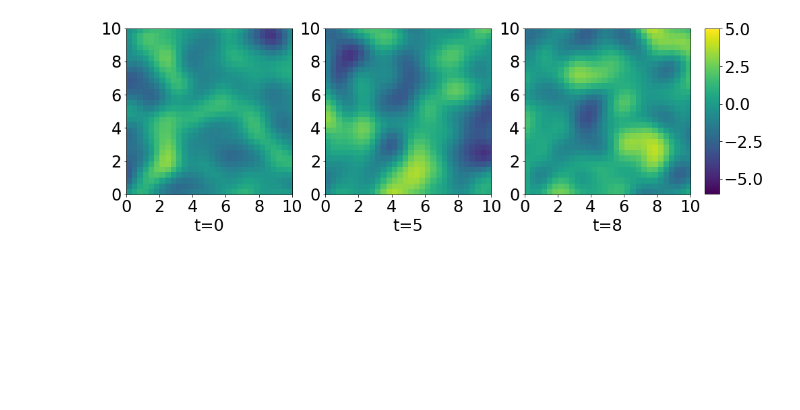
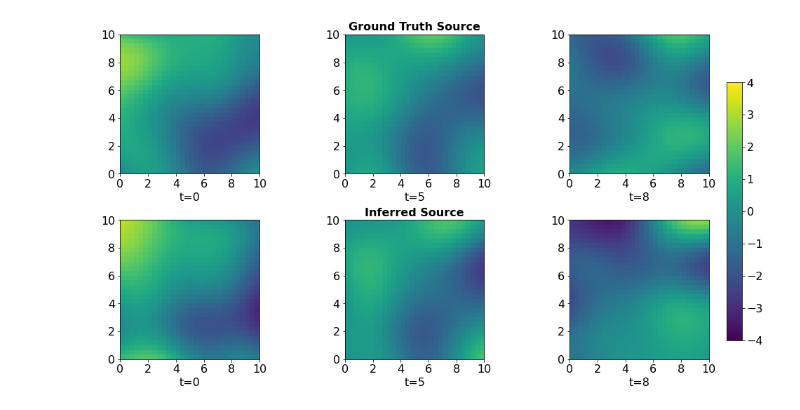
Before and after one commit to SheffieldML/advectionGP, a Jupyter notebook: jupyter/PDEClassFullRun.ipynb, the cells around one changed output. Drawn from its saved outputs; the diff is of its cells as text; code cells hidden in the pictures; blank space fills up the shorter version.

```diff
--- a/jupyter/PDEClassFullRun.ipynb
+++ b/jupyter/PDEClassFullRun.ipynb
@@ -22,7 +22,7 @@ from matplotlib.ticker import LinearLocator, FormatStrFormatter
 # generate sensor locations for training data with shape [total observations, 4], where each row has elements
 #[lower time location, upper time location, x location, y location]
 
-tlocL = np.linspace(1,8,5) # lower time
+tlocL = np.linspace(1,8,3) # lower time
 xloc=np.linspace(2,8,4) # x locations
 yloc=np.linspace(2,8,4) # y locations
 sensN = len(xloc)*len(yloc) # total number of sensors
@@ -42,7 +42,7 @@ k_0 = 0.01 #Diffusion
 noiseSD = 0.05 #Observation noise
 N_feat=2000 # number of features used to approximate ground truth GP
 boundary = ([0,0,0],[10,10,10])# corners of the grid - in units of space
-k = EQ(1, 2.0) # generate EQ kernel arguments are lengthscale and variance
+k = EQ(3, 2.0) # generate EQ kernel arguments are lengthscale and variance
 res = [50,30,30] # grid size for time, x and y
 m = Model(resolution=res,boundary=boundary,N_feat=N_feat,noiseSD=noiseSD,kernel=k,sensormodel=sensors,u=u,k_0=k_0) #initiate PDE model to build concentration
 
@@ -56,9 +56,9 @@ concTrain=m.computeConcentration(source) # Compute concentration - runs advectio
 yTrain= m.computeObservations(addNoise='TRUE') # Compute observations with noise uses m.sensormodel for observation locations
 # %%
 N_feat =200 #Number of features used to infer the source
-mInfer = Model(resolution=res,boundary=boundary,N_feat=N_feat,noiseSD=noiseSD,kernel=k,sensormodel=sensors16,u=u,k_0=k_0) #Initiate new model for inference
+mInfer = Model(resolution=res,boundary=boundary,N_feat=N_feat,noiseSD=noiseSD,kernel=k,sensormodel=sensors,u=u,k_0=k_0) #Initiate new model for inference
 regress = mInfer.computeModelRegressors() # Compute regressor matrix
 meanZ, covZ = mInfer.computeZDistribution(yTrain) # Infers z vector mean and covariance
-source = mInfer.computeSourceFromPhi(meanZ) # Generates estimated source using inferred distributio
+sourceInfer = mInfer.computeSourceFromPhi(meanZ) # Generates estimated source using inferred distributio
 # %% [output]
 Calculating Adjoints...
@@ -70,46 +74,80 @@ Calculating Phis...
 # %%
-a=np.floor(np.min((np.min(source16),np.min(source))))
-b=np.ceil(np.max((np.max(source16),np.max(source))))
-plt.rcParams["figure.figsize"] = (15,10)
+a=np.floor(np.min((np.min(sourceInfer),np.min(source))))
+b=np.ceil(np.max((np.max(sourceInfer),np.max(source))))
+plt.rcParams["figure.figsize"] = (15,15)
 fig = plt.figure()
 
-plt.subplot(131)
+plt.subplot(331)
 im1=plt.imshow(source[0], extent=[0,10,0,10],origin='lower')
-plt.xlabel("t=0",fontsize=24)
+plt.xlabel("t=0",fontsize=16)
 #plt.ylabel("y",fontsize=16)
-plt.xticks(fontsize=24)
-plt.yticks(fontsize=24)
+plt.xticks(fontsize=16)
+plt.yticks(fontsize=16)
 plt.clim(a,b)
 #cbar = plt.colorbar(im1,fraction=0.046, pad=0.04)
-tick_font_size = 24
+tick_font_size = 16
 #cbar.ax.tick_params(labelsize = tick_font_size)
 
-plt.subplot(132)
-im2=plt.imshow(source[24], extent=[0,10,0,10],origin='lower')
-plt.xlabel("t=5",fontsize=24)
+plt.subplot(332)
+im2=plt.imshow(source[16], extent=[0,10,0,10],origin='lower')
+plt.xlabel("t=5",fontsize=16)
 #plt.ylabel("y",fontsize=16)
-plt.xticks(fontsize=24)
-plt.yticks(fontsize=24)
+plt.xticks(fontsize=16)
+plt.yticks(fontsize=16)
 plt.clim(a,b)
 #cbar = plt.colorbar(im2,fraction=0.046, pad=0.04)
-tick_font_size = 24
+tick_font_size = 16
+#cbar.ax.tick_params(labelsize = tick_font_size)
+plt.title('Ground Truth Source', fontsize=16, fontweight='bold')
+
+plt.subplot(333)
+im3=plt.imshow(source[39], extent=[0,10,0,10],origin='lower')
+plt.xlabel("t=8",fontsize=16)
+#plt.ylabel("y",fontsize=16)
+plt.xticks(fontsize=16)
+plt.yticks(fontsize=16)
+plt.clim(a,b)
+
+plt.subplot(334)
+im1=plt.imshow(sourceInfer[0], extent=[0,10,0,10],origin='lower')
+plt.xlabel("t=0",fontsize=16)
+#plt.ylabel("y",fontsize=16)
+plt.xticks(fontsize=16)
+plt.yticks(fontsize=16)
+plt.clim(a,b)
+#cbar = plt.colorbar(im1,fraction=0.046, pad=0.04)
+tick_font_size = 16
 #cbar.ax.tick_params(labelsize = tick_font_size)
 
-plt.subplot(133)
-im3=plt.imshow(source[39], extent=[0,10,0,10],origin='lower')
-plt.xlabel("t=8",fontsize=24)
+plt.subplot(335)
+im4=plt.imshow(sourceInfer[16], extent=[0,10,0,10],origin='lower')
+plt.xlabel("t=5",fontsize=16)
 #plt.ylabel("y",fontsize=16)
-plt.xticks(fontsize=24)
-plt.yticks(fontsize=24)
+plt.xticks(fontsize=16)
+plt.yticks(fontsize=16)
+plt.clim(a,b)
+#cbar = plt.colorbar(im2,fraction=0.046, pad=0.04)
+tick_font_size = 16
+#cbar.ax.tick_params(labelsize = tick_font_size)
+plt.title('Inferred Source', fontsize=16, fontweight='bold')
+
+plt.subplot(336)
+im3=plt.imshow(sourceInfer[39], extent=[0,10,0,10],origin='lower')
+plt.xlabel("t=8",fontsize=16)
+#plt.ylabel("y",fontsize=16)
+plt.xticks(fontsize=16)
+plt.yticks(fontsize=16)
 plt.clim(a,b)
 
+fig.tight_layout(rect=[0.1, 0.2, 1, 0.95])
+
+
 fig.subplots_adjust(bottom=0.25)
-cbar_ax = fig.add_axes([0.92, 0.395, 0.02, 0.34])
+cbar_ax = fig.add_axes([0.97, 0.52, 0.02, 0.34])
 cbar=fig.colorbar(im1, cax=cbar_ax,orientation='vertical')
 #cbar = plt.colorbar(im3,fraction=0.046)
-tick_font_size = 24
+tick_font_size = 16
 cbar.ax.tick_params(labelsize = tick_font_size)
-plt.savefig('sourceEx1sup.pdf',bbox_inches='tight')
 plt.show()
 # %% [output]
-[figure, old version]
+[figure, new version]
```
Also changed, not shown: parts of 6 cells of this notebook.
